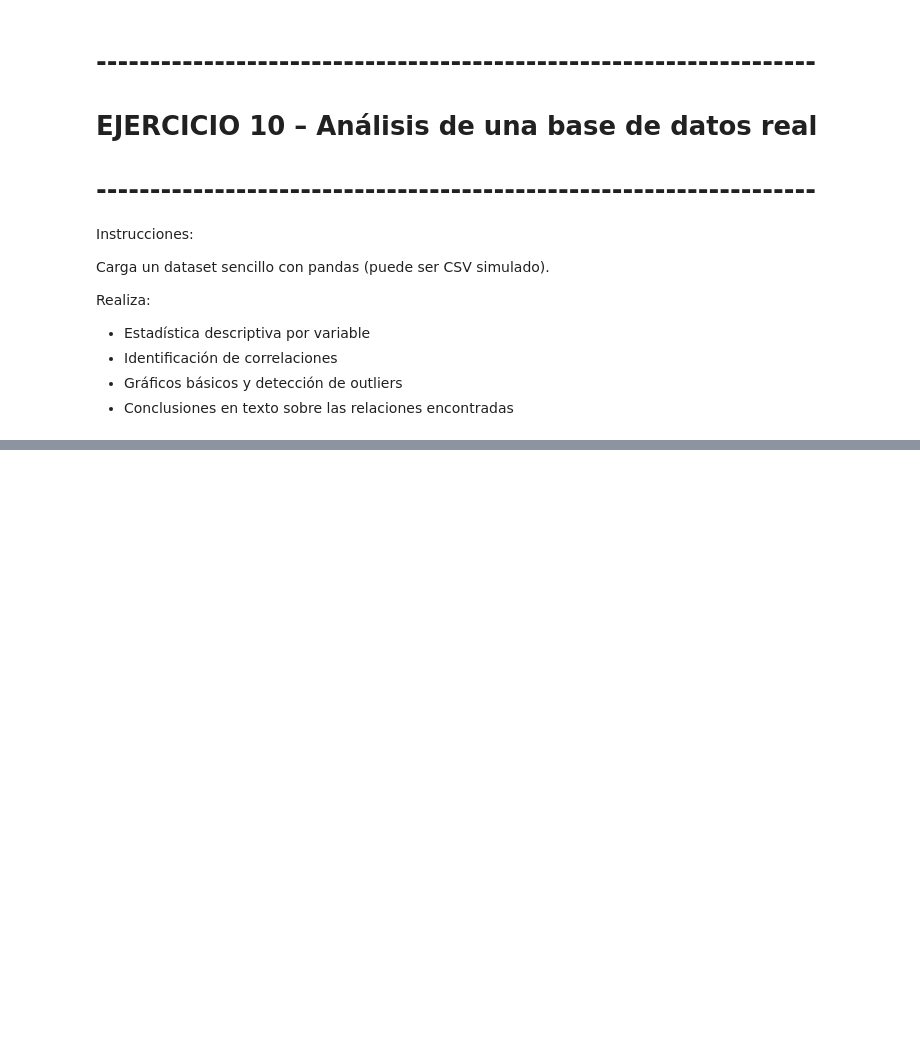
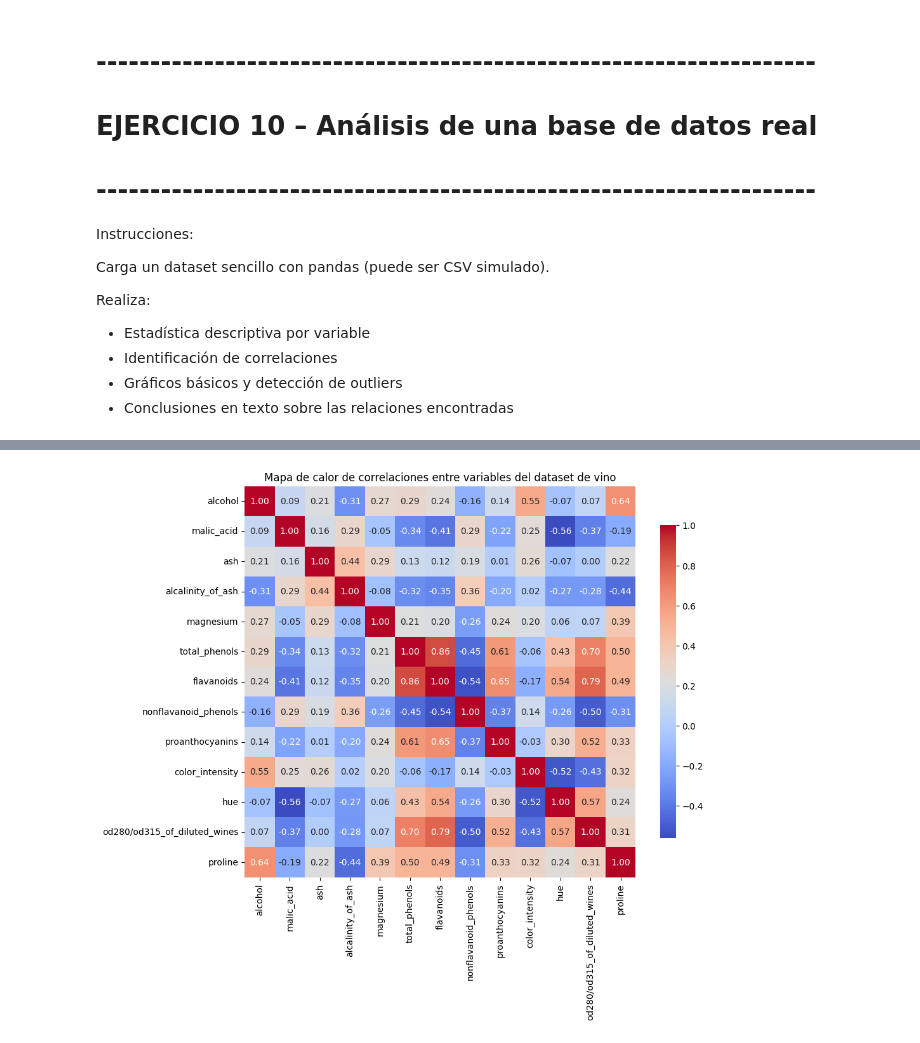
Before and after one commit to MariaJose1311/Probabilidad_Estadistica, a Jupyter notebook: Ejercicios_Estadistica_y_probabilidad.ipynb, the cells around one changed output, grey strips where cells are left out. Cells and saved outputs as stored; diff of their text form; code cells hidden in the pictures; blank space fills up the shorter version.

```diff
--- a/Ejercicios_Estadistica_y_probabilidad.ipynb
+++ b/Ejercicios_Estadistica_y_probabilidad.ipynb
@@ -424,3 +588,11 @@ Realiza:
 - Identificación de correlaciones
 - Gráficos básicos y detección de outliers
 - Conclusiones en texto sobre las relaciones encontradas
+# %%
+# Vamos a cargar el dataset de vino de sklearn y mostrar algunos datos
+# Importamos load_wine de sklearn.datasets
+from sklearn.datasets import load_wine
+data = load_wine()
+data.target[[10, 80, 140]]
+# Mostramos los nombres de las clases del dataset
+list(data.target_names)
@@ -426,0 +601,7 @@ Realiza:
+# %%
+# Vamos a mostrar la estadística descriptiva del dataset de vino por variable
+import pandas as pd
+# Convertimos los datos a un DataFrame de pandas
+df = pd.DataFrame(data.data, columns=data.feature_names)
+# Mostramos la estadística descriptiva del DataFrame
+df.describe()
@@ -426,0 +618,15 @@ Realiza:
+# %%
+# Vamos a identificar las correlaciones entre las variables del dataset de vino
+# Importamos la función corr de pandas
+# Calculamos la correlación entre las variables del DataFrame
+correlaciones = df.corr()
+
+# Vamos a graficar las correlaciones entre las variables del dataset de vino
+import matplotlib.pyplot as plt
+import seaborn as sns
+plt.figure(figsize=(10, 8))
+sns.heatmap(correlaciones, annot=True, fmt=".2f", cmap="coolwarm", square=True, cbar_kws={"shrink": .8})
+plt.title("Mapa de calor de correlaciones entre variables del dataset de vino")
+plt.show()
+# %% [output]
+[figure, added]
```
Also changed, not shown: parts of 18 cells of this notebook.
